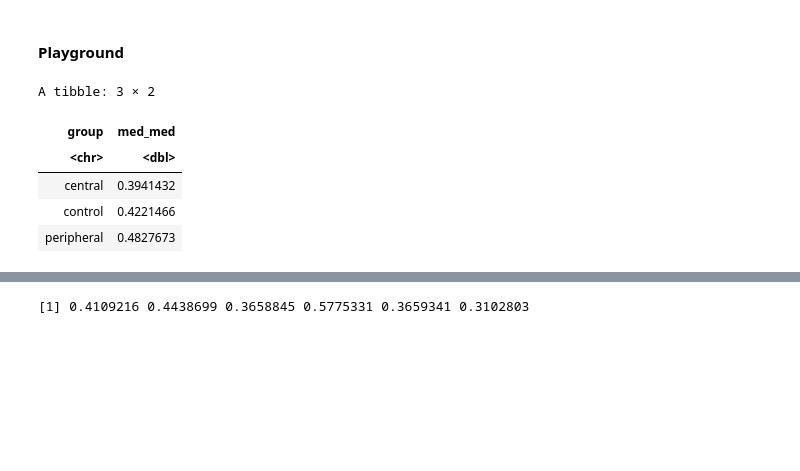
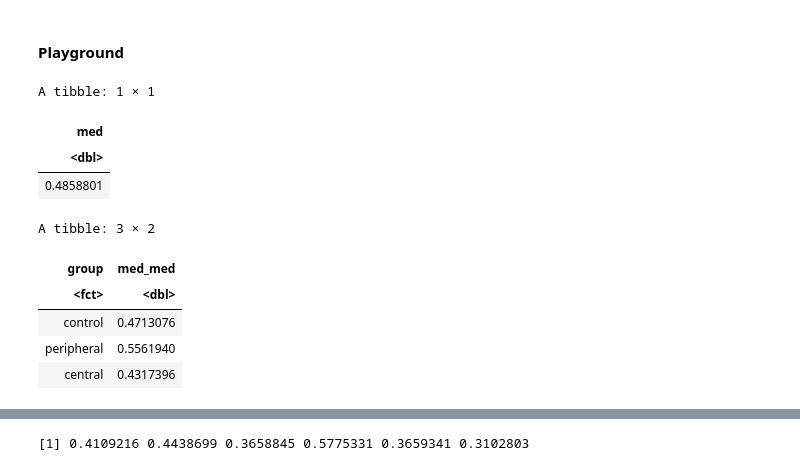
Before and after one commit to SanD94/VReGTrET, a Jupyter notebook: GraphTheory_ET_VR_Westbrueck/Analysis/raw_gaze_analysis/figure_playground.ipynb, the cells around one changed output, grey strips where cells are left out. Cells and saved outputs as stored; diff of their text form; code cells hidden in the pictures; blank space fills up the shorter version.

```diff
--- a/GraphTheory_ET_VR_Westbrueck/Analysis/raw_gaze_analysis/figure_playground.ipynb
+++ b/GraphTheory_ET_VR_Westbrueck/Analysis/raw_gaze_analysis/figure_playground.ipynb
@@ -528,19 +561,23 @@ A anova: 2 × 8
 # %%
 df_summary <- df %>%
     group_by(group) %>%
     summarise(
-        med_med = median(median_clusterDuration),
+        med_med = mean(median_clusterDuration),
     ) %>%
     ungroup()
-
+df %>% summarise(med = mean(median_clusterDuration))
 df_summary
 # %% [output]
-A tibble: 3 × 2
+A tibble: 1 × 1
-| group | med_med |
-| <chr> | <dbl> |
-| central | 0.3941432 |
-| control | 0.4221466 |
-| peripheral | 0.4827673 |
+| med |
+| <dbl> |
+| 0.4858801 |
+A tibble: 3 × 2
+| group | med_med |
+| <fct> | <dbl> |
+| control | 0.4713076 |
+| peripheral | 0.5561940 |
+| central | 0.4317396 |
 # %%
 model
 library(car)
```
Also changed, not shown: parts of 8 cells of this notebook.
